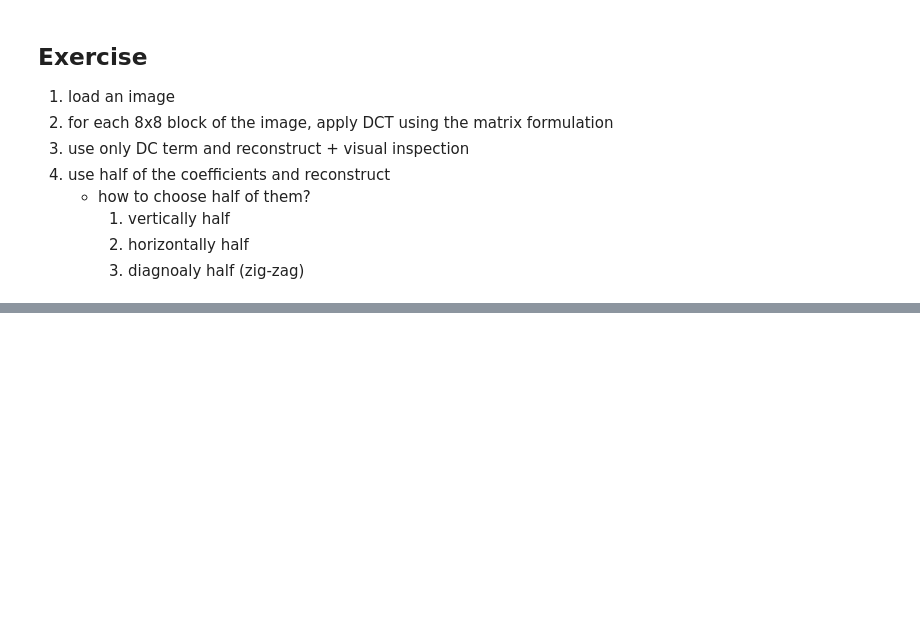
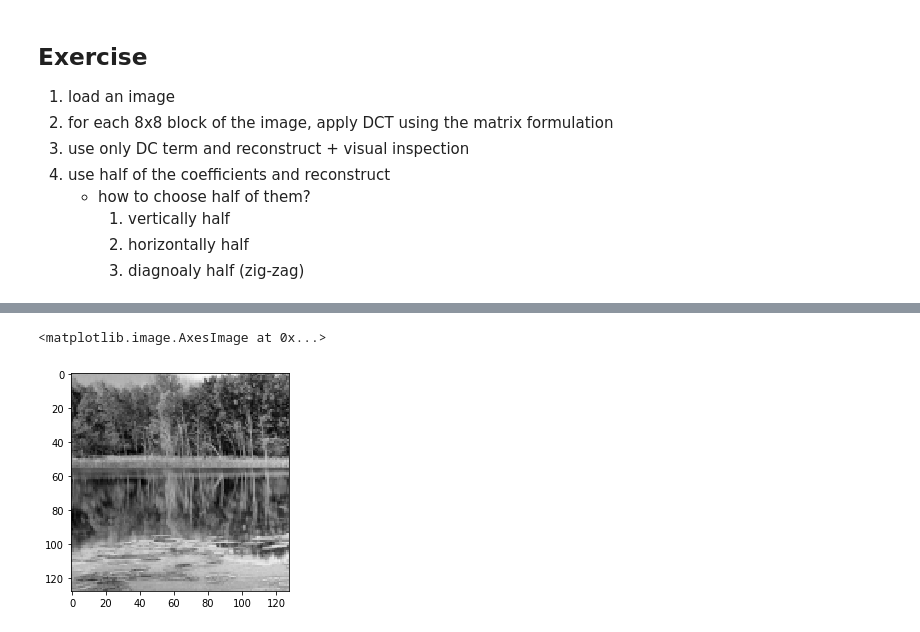
Before and after one commit to yongduek/cvip, a Jupyter notebook: FourierTransform.ipynb, the cells around one changed output, grey strips where cells are left out. Drawn from its saved outputs; the diff is of its cells as text; code cells hidden in the pictures; blank space fills up the shorter version.

```diff
--- a/FourierTransform.ipynb
+++ b/FourierTransform.ipynb
@@ -340,0 +393,5 @@ pltsig(coefs2/c)
+# %%
+plt.imshow (I, cmap='gray')
+# %% [output]
+<matplotlib.image.AxesImage at 0x...>
+[figure, added]
```
Also changed, not shown: parts of 50 cells of this notebook.
